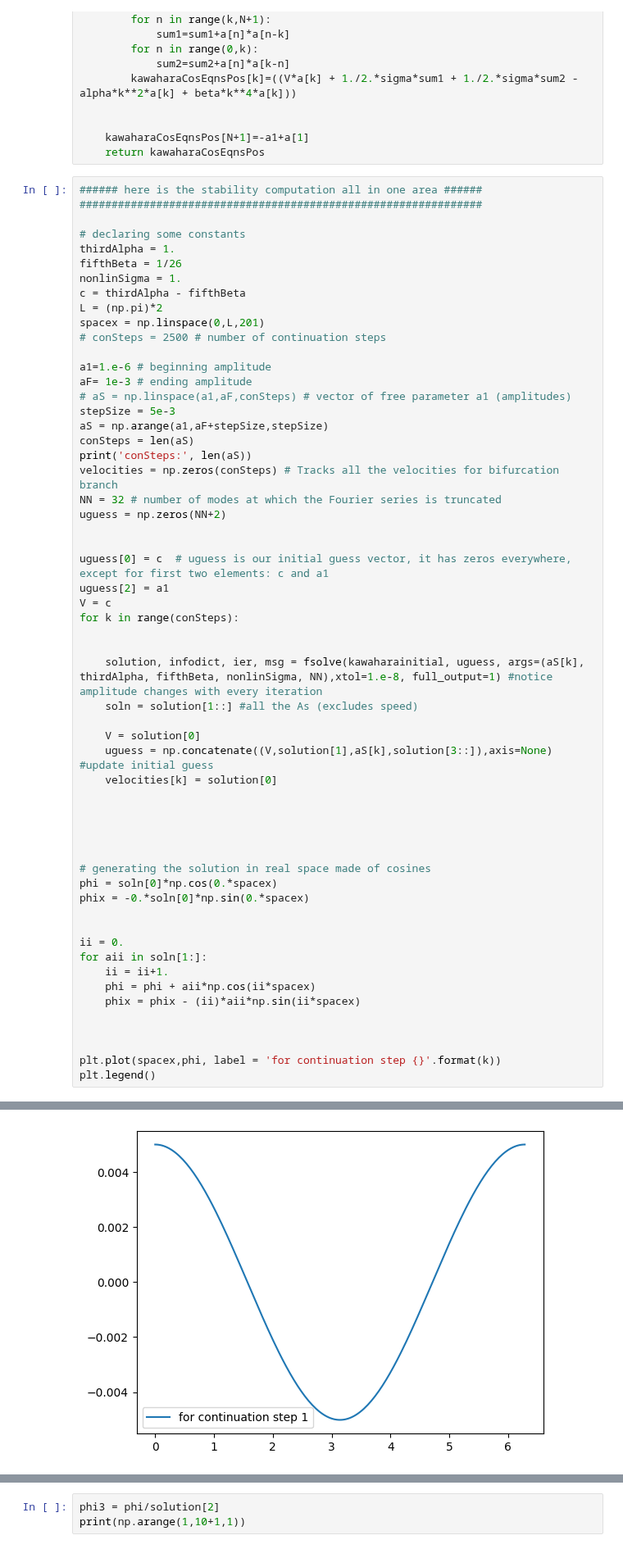
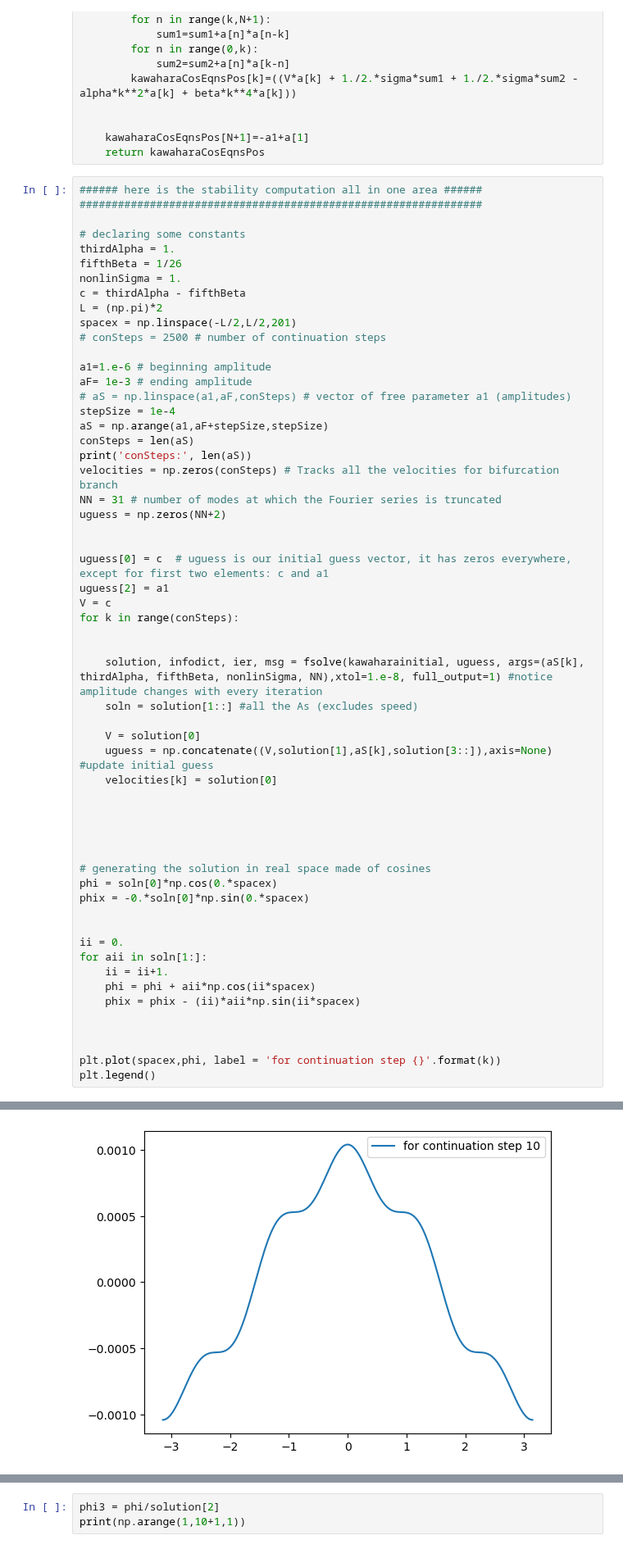
Before and after one commit to naiaseh/Trunk, a Jupyter notebook: StabilityPartOnlyVersion1_3.ipynb, the cells around one changed output, grey strips where cells are left out. Shown at 82% size. Cells and saved outputs as stored; diff of their text form.

```diff
--- a/StabilityPartOnlyVersion1_3.ipynb
+++ b/StabilityPartOnlyVersion1_3.ipynb
@@ -65,18 +65,18 @@ fifthBeta = 1/26
 nonlinSigma = 1.
 c = thirdAlpha - fifthBeta
 L = (np.pi)*2
-spacex = np.linspace(0,L,201)
+spacex = np.linspace(-L/2,L/2,201)
 # conSteps = 2500 # number of continuation steps
 
 a1=1.e-6 # beginning amplitude
 aF= 1e-3 # ending amplitude
 # aS = np.linspace(a1,aF,conSteps) # vector of free parameter a1 (amplitudes)
-stepSize = 5e-3
+stepSize = 1e-4
 aS = np.arange(a1,aF+stepSize,stepSize)
 conSteps = len(aS)
 print('conSteps:', len(aS))
 velocities = np.zeros(conSteps) # Tracks all the velocities for bifurcation branch
-NN = 32 # number of modes at which the Fourier series is truncated
+NN = 31 # number of modes at which the Fourier series is truncated
 uguess = np.zeros(NN+2)
 
 
@@ -117,2 +117,2 @@ conSteps: 2
 <matplotlib.legend.Legend at 0x...>
-[figure, old version]
+[figure, new version]
```
Also changed, not shown: parts of 5 cells of this notebook, 2 other files.
